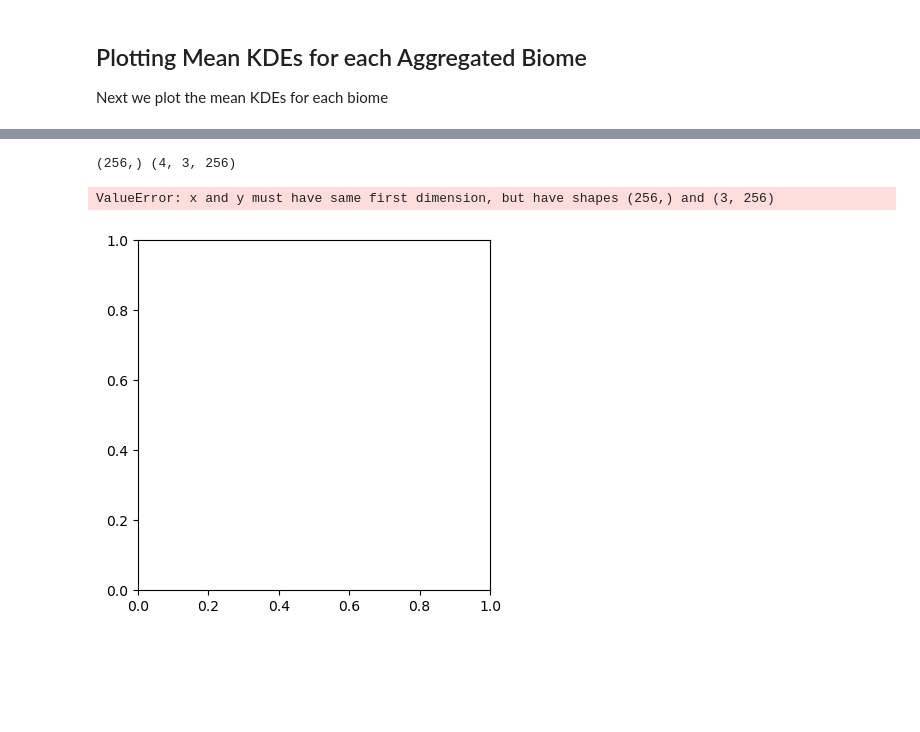
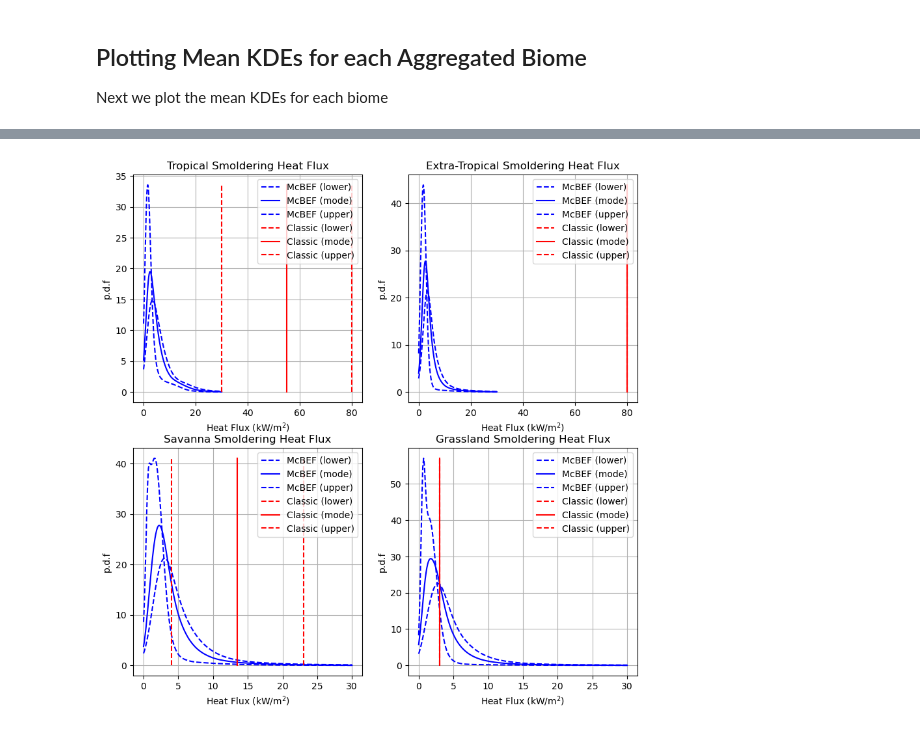
Before and after one commit to GEOS-ESM/QFED, a Jupyter notebook: src/Notebooks/plumerise/hflux_eval.ipynb, the cells around one changed output, grey strips where cells are left out. Saved outputs shown, nothing was run; the diff lists cells and outputs as text; code cells hidden in the pictures; blank space fills up the shorter version.

```diff
--- a/src/Notebooks/plumerise/hflux_eval.ipynb
+++ b/src/Notebooks/plumerise/hflux_eval.ipynb
@@ -173,14 +205,12 @@ plot_HF(bm.TROPICAL,bins_HF,fHEATFLUX_F[0],'fTropical Flaming Heat Flux', r'Heat
-# %%
-plt.figure(figsize=(10,10))
-plt.subplot(221)
-plot_HF(bm.TROPICAL,bins_HF,fHEATFLUX_F,'fTropical Flaming Heat Flux', r'Heat Flux (kW/m$^2$)',range=(0,128))
-plt.subplot(222)
-plot_HF(bm.EXTRA_TROPICAL,'Extra-Tropical Heat Flux', r'Flaming Heat Flux (kW/m$^2$)',range=(0,200))
-plt.subplot(223)
-plot_HF(bm.SAVANNA,'Savanna Flaming Heat Flux', r'Heat Flux (kW/m$^2$)',range=(0,300))
-plt.subplot(224)
-plot_HF(bm.GRASSLAND,'Grassland Flaming Heat Flux', r'Heat Flux (kW/m$^2$)',range=(0,300))
-# %% [output]
-(256,) (4, 3, 256)
-ValueError: x and y must have same first dimension, but have shapes (256,) and (3, 256)
-[figure, removed]
+# %%
+plt.figure(figsize=(10,10))
+plt.subplot(221)
+plot_HF(bm.TROPICAL,bins_HS,fHEATFLUX_S[0],'Tropical Smoldering Heat Flux', r'Heat Flux (kW/m$^2$)')
+plt.subplot(222)
+plot_HF(bm.EXTRA_TROPICAL,bins_HS,fHEATFLUX_S[1],'Extra-Tropical Smoldering Heat Flux', r'Heat Flux (kW/m$^2$)')
+plt.subplot(223)
+plot_HF(bm.SAVANNA,bins_HS,fHEATFLUX_S[2],'Savanna Smoldering Heat Flux', r'Heat Flux (kW/m$^2$)')
+plt.subplot(224)
+plot_HF(bm.GRASSLAND,bins_HS,fHEATFLUX_S[3],'Grassland Smoldering Heat Flux', r'Heat Flux (kW/m$^2$)')
+# %% [output]
+[figure, added]
```
Also changed, not shown: parts of 13 cells of this notebook, 4 other files.
